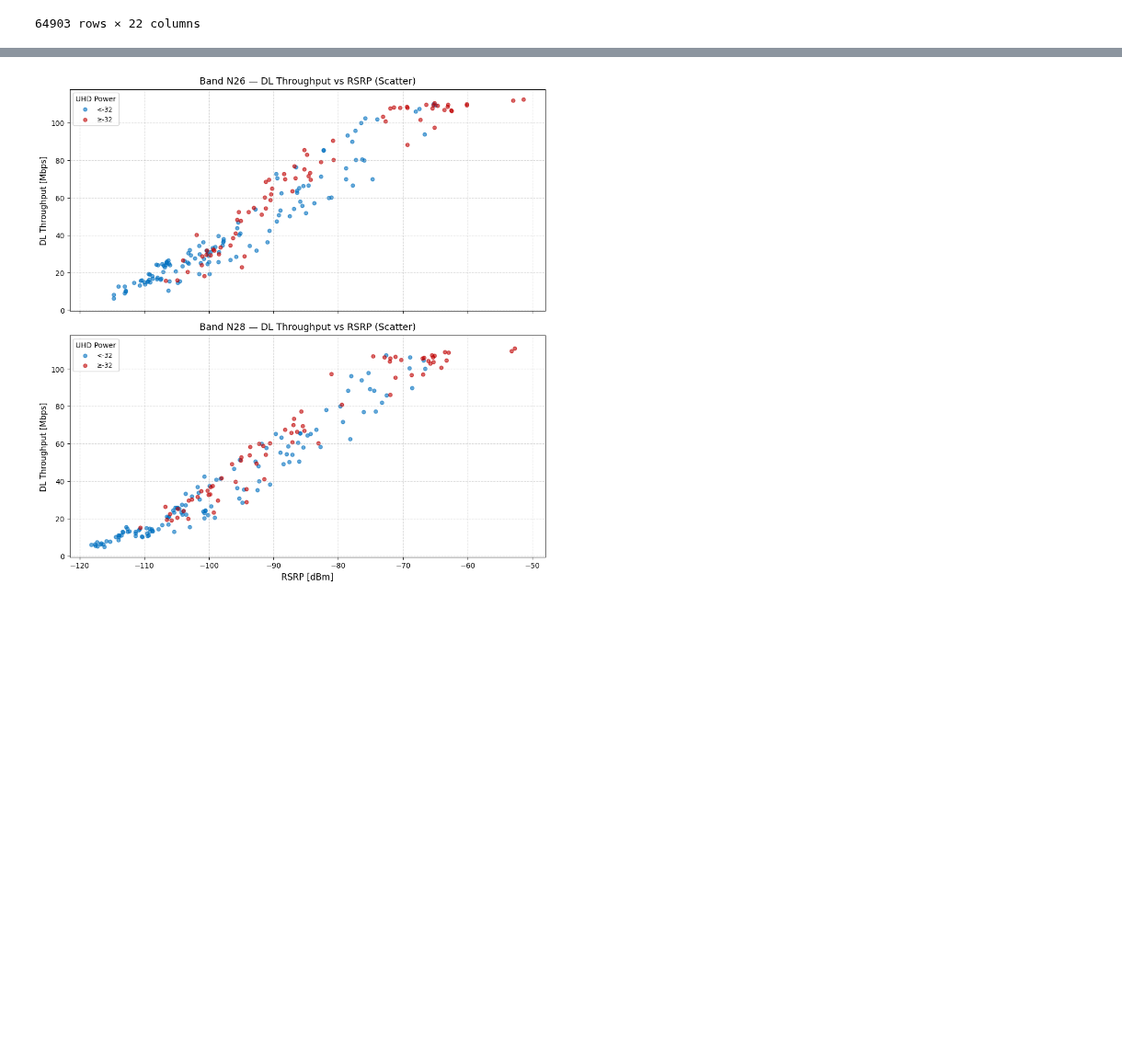
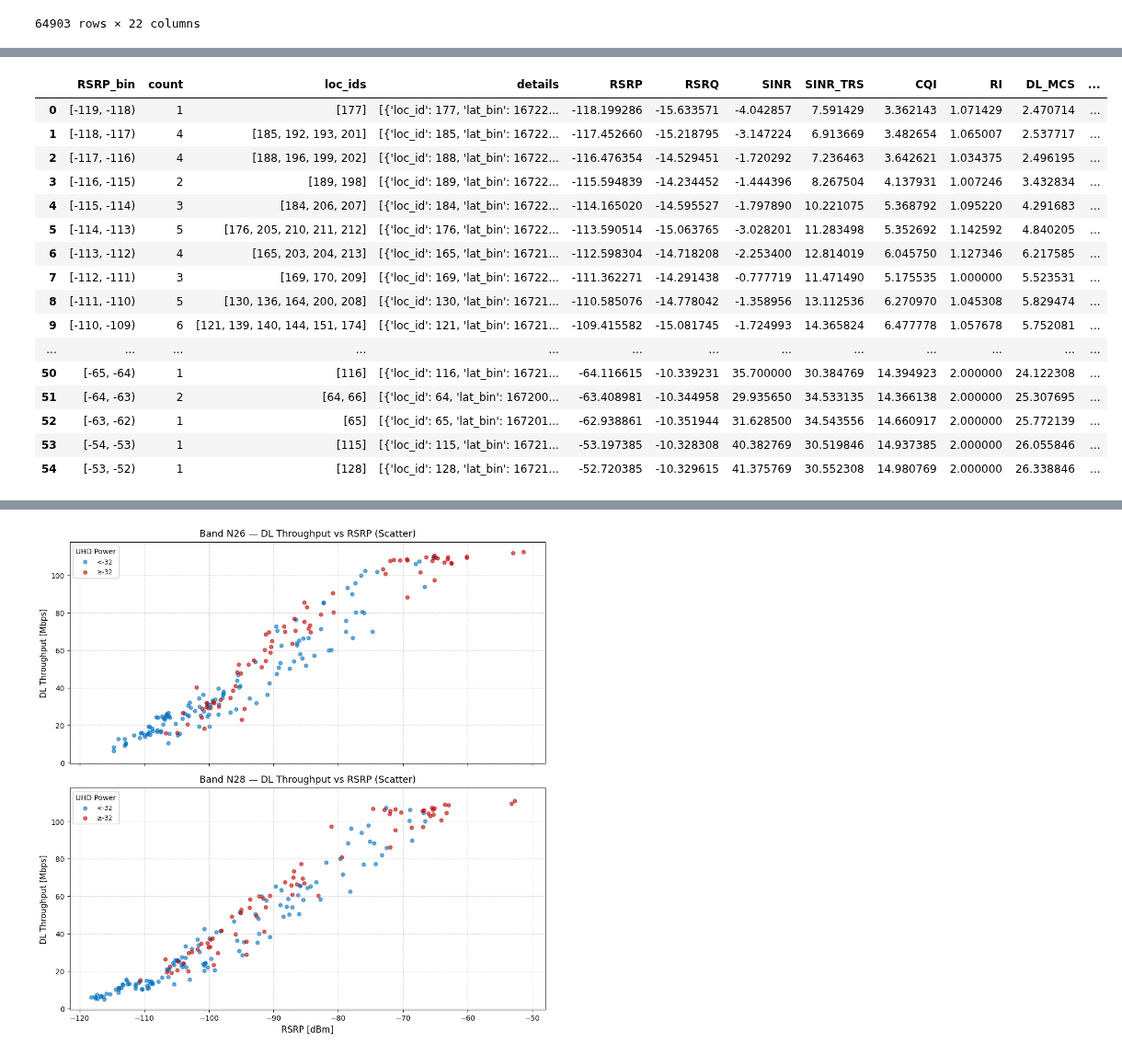
Before and after one commit to joostone-ahn/nr-field-analysis, a Jupyter notebook: field-analysis_251027.ipynb, the cells around one changed output, grey strips where cells are left out. Shown at 92% size. Drawn from its saved outputs; the diff is of its cells as text; code cells hidden in the pictures; blank space fills up the shorter version.

```diff
--- a/field-analysis_251027.ipynb
+++ b/field-analysis_251027.ipynb
@@ -107,8 +107,3 @@ Reading logs/SM-S938N_All.xlsx
 | 64901 | 2025-10-27 17:36:27 | 251027 | Huam345-5 | 251027_43_Huam345-5 | 126.98120 | 37.55363 | 632.211290 | n28 | -102.51 | -13.15 | ... | ... |
 | 64902 | 2025-10-27 17:36:27 | 251027 | Huam345-5 | 251027_43_Huam345-5 | 126.98120 | 37.55363 | 632.211290 | n26 | -92.27 | -11.93 | ... | ... |
 64903 rows × 22 columns
-# %%
-import _common
-df_pair = _common.grid_kpi(df, grid_size=25, rb_min=48, sample_min=10)
-df_uhd = df_pair.dropna(subset=['uhd_max'])
-display(df_uhd)
@@ -128,0 +301,29 @@ display(df_uhd)
+# %%
+df_n28 = bin_kpi_each_band(
+    df,
+    band="n28",
+    grid_size=25,
+    rb_min=48,
+    sample_min=10,
+    bin_size=1,
+)
+
+display(df_n28)
+# %% [output]
+|  | RSRP_bin | count | loc_ids | details | RSRP | RSRQ | SINR | SINR_TRS | CQI | RI | DL_MCS | ... |
+| 0 | [-119, -118) | 1 | [177] | [{'loc_id': 177, 'lat_bin': 16722... | -118.199286 | -15.633571 | -4.042857 | 7.591429 | 3.362143 | 1.071429 | 2.470714 | ... |
+| 1 | [-118, -117) | 4 | [185, 192, 193, 201] | [{'loc_id': 185, 'lat_bin': 16722... | -117.452660 | -15.218795 | -3.147224 | 6.913669 | 3.482654 | 1.065007 | 2.537717 | ... |
+| 2 | [-117, -116) | 4 | [188, 196, 199, 202] | [{'loc_id': 188, 'lat_bin': 16722... | -116.476354 | -14.529451 | -1.720292 | 7.236463 | 3.642621 | 1.034375 | 2.496195 | ... |
+| 3 | [-116, -115) | 2 | [189, 198] | [{'loc_id': 189, 'lat_bin': 16722... | -115.594839 | -14.234452 | -1.444396 | 8.267504 | 4.137931 | 1.007246 | 3.432834 | ... |
+| 4 | [-115, -114) | 3 | [184, 206, 207] | [{'loc_id': 184, 'lat_bin': 16722... | -114.165020 | -14.595527 | -1.797890 | 10.221075 | 5.368792 | 1.095220 | 4.291683 | ... |
+| 5 | [-114, -113) | 5 | [176, 205, 210, 211, 212] | [{'loc_id': 176, 'lat_bin': 16722... | -113.590514 | -15.063765 | -3.028201 | 11.283498 | 5.352692 | 1.142592 | 4.840205 | ... |
+| 6 | [-113, -112) | 4 | [165, 203, 204, 213] | [{'loc_id': 165, 'lat_bin': 16721... | -112.598304 | -14.718208 | -2.253400 | 12.814019 | 6.045750 | 1.127346 | 6.217585 | ... |
+| 7 | [-112, -111) | 3 | [169, 170, 209] | [{'loc_id': 169, 'lat_bin': 16722... | -111.362271 | -14.291438 | -0.777719 | 11.471490 | 5.175535 | 1.000000 | 5.523531 | ... |
+| 8 | [-111, -110) | 5 | [130, 136, 164, 200, 208] | [{'loc_id': 130, 'lat_bin': 16721... | -110.585076 | -14.778042 | -1.358956 | 13.112536 | 6.270970 | 1.045308 | 5.829474 | ... |
+| 9 | [-110, -109) | 6 | [121, 139, 140, 144, 151, 174] | [{'loc_id': 121, 'lat_bin': 16721... | -109.415582 | -15.081745 | -1.724993 | 14.365824 | 6.477778 | 1.057678 | 5.752081 | ... |
+| ... | ... | ... | ... | ... | ... | ... | ... | ... | ... | ... | ... | ... |
+| 50 | [-65, -64) | 1 | [116] | [{'loc_id': 116, 'lat_bin': 16721... | -64.116615 | -10.339231 | 35.700000 | 30.384769 | 14.394923 | 2.000000 | 24.122308 | ... |
+| 51 | [-64, -63) | 2 | [64, 66] | [{'loc_id': 64, 'lat_bin': 167200... | -63.408981 | -10.344958 | 29.935650 | 34.533135 | 14.366138 | 2.000000 | 25.307695 | ... |
+| 52 | [-63, -62) | 1 | [65] | [{'loc_id': 65, 'lat_bin': 167201... | -62.938861 | -10.351944 | 31.628500 | 34.543556 | 14.660917 | 2.000000 | 25.772139 | ... |
+| 53 | [-54, -53) | 1 | [115] | [{'loc_id': 115, 'lat_bin': 16721... | -53.197385 | -10.328308 | 40.382769 | 30.519846 | 14.937385 | 2.000000 | 26.055846 | ... |
+| 54 | [-53, -52) | 1 | [128] | [{'loc_id': 128, 'lat_bin': 16721... | -52.720385 | -10.329615 | 41.375769 | 30.552308 | 14.980769 | 2.000000 | 26.338846 | ... |
```
Also changed, not shown: parts of 4 cells of this notebook, 10 other files.
